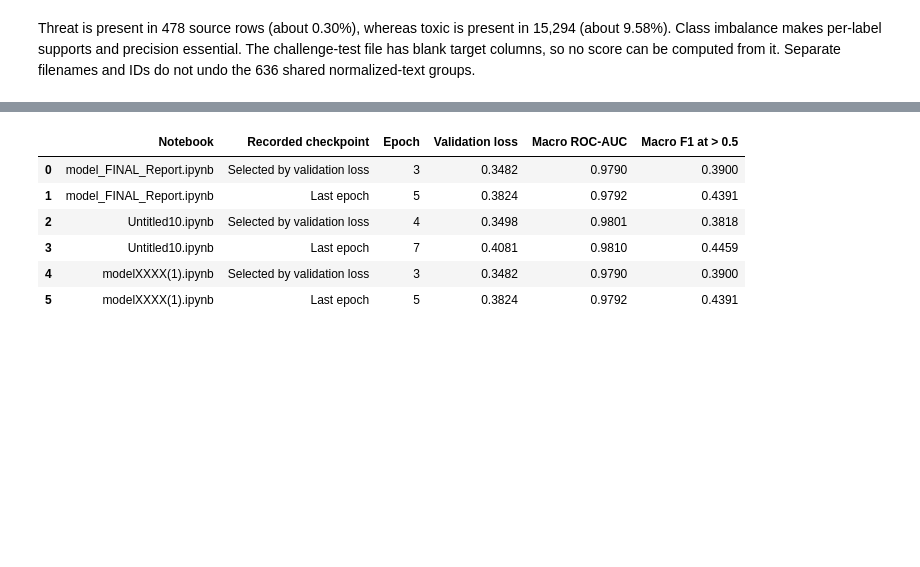
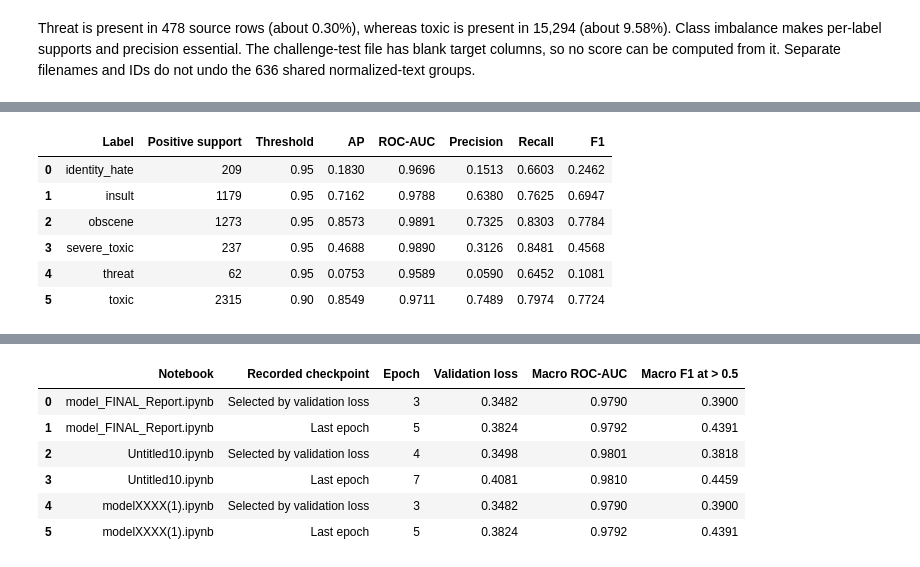
Before and after one commit to mobatayneh/toxic-comment-classification, a Jupyter notebook: notebooks/01_results_review.ipynb, the cells around one changed output, grey strips where cells are left out. Saved outputs shown, nothing was run; the diff lists cells and outputs as text; code cells hidden in the pictures; blank space fills up the shorter version.

```diff
--- a/notebooks/01_results_review.ipynb
+++ b/notebooks/01_results_review.ipynb
@@ -127,0 +140,33 @@ F1 in these saved outputs uses strict `score > 0.5`. Table precision reflects th
+# %%
+colab_directory = project_root / "reports/colab_efficient_v1"
+def read_colab_json(filename):
+    return json.loads((colab_directory / filename).read_text(encoding="utf-8"))
+
+neural_results = read_colab_json("validation_metrics.json")
+neural_config = read_colab_json("config.json")
+neural_history = read_colab_json("training_history.json")
+neural_metadata = read_colab_json("result_metadata.json")
+neural_runtime = read_colab_json("run_metadata.json")
+calibration = read_colab_json("calibration.json")
+verification = read_colab_json("verification.json")
+assert verification["status"] == "verified_returned_validation_artifacts"
+assert verification["baseline_same_validation_comparison_verified"] is True
+
+assert neural_metadata["stage"] == "developed_and_frozen"
+assert neural_metadata["test_evaluation_performed"] is False
+assert neural_metadata["validation_is_selection_diagnostic"] is True
+selected_neural = min(neural_history["epochs"], key=lambda row: row["validation_loss"])
+assert selected_neural["epoch"] == neural_history["best_checkpoint"]["epoch"]
+assert np.isclose(neural_history["fresh_validation_loss"], selected_neural["validation_loss"], atol=1e-12, rtol=0)
+assert neural_config["training"]["batch_size"] == calibration["batch_size"]
+assert neural_config["training"]["accumulation_steps"] == calibration["accumulation_steps"]
+
+display(pd.DataFrame([
+    {"Recorded property": "Completed / selected epoch", "Value": f"{len(neural_history['epochs'])} / {selected_neural['epoch']}"},
+    {"Recorded property": "Fresh selected-checkpoint validation BCE", "Value": f"{neural_history['fresh_validation_loss']:.6f}"},
+    {"Recorded property": "Microbatch × accumulation", "Value": f"{neural_config['training']['batch_size']} × {neural_config['training']['accumulation_steps']}"},
+    {"Recorded property": "Model initialization", "Value": neural_runtime["initialization"]},
+    {"Recorded property": "Internal test", "Value": "Not evaluated"},
+    {"Recorded property": "Source SHA-256", "Value": neural_metadata["source_sha256"]},
+]))
+display(Markdown(colab_table(project_root)))
@@ -127,0 +291,14 @@ F1 in these saved outputs uses strict `score > 0.5`. Table precision reflects th
+# %%
+neural_label_table = run_per_label_dataframe(neural_results)
+display(neural_label_table.style.format({
+    "Threshold": "{:.2f}", "AP": "{:.4f}", "ROC-AUC": "{:.4f}",
+    "Precision": "{:.4f}", "Recall": "{:.4f}", "F1": "{:.4f}",
+}, na_rep="undefined"))
+# %% [output]
+|  | Label | Positive support | Threshold | AP | ROC-AUC | Precision | Recall | F1 |
+| 0 | identity_hate | 209 | 0.95 | 0.1830 | 0.9696 | 0.1513 | 0.6603 | 0.2462 |
+| 1 | insult | 1179 | 0.95 | 0.7162 | 0.9788 | 0.6380 | 0.7625 | 0.6947 |
+| 2 | obscene | 1273 | 0.95 | 0.8573 | 0.9891 | 0.7325 | 0.8303 | 0.7784 |
+| 3 | severe_toxic | 237 | 0.95 | 0.4688 | 0.9890 | 0.3126 | 0.8481 | 0.4568 |
+| 4 | threat | 62 | 0.95 | 0.0753 | 0.9589 | 0.0590 | 0.6452 | 0.1081 |
+| 5 | toxic | 2315 | 0.90 | 0.8549 | 0.9711 | 0.7489 | 0.7974 | 0.7724 |
```
Also changed, not shown: parts of 23 cells of this notebook, 52 other files.
